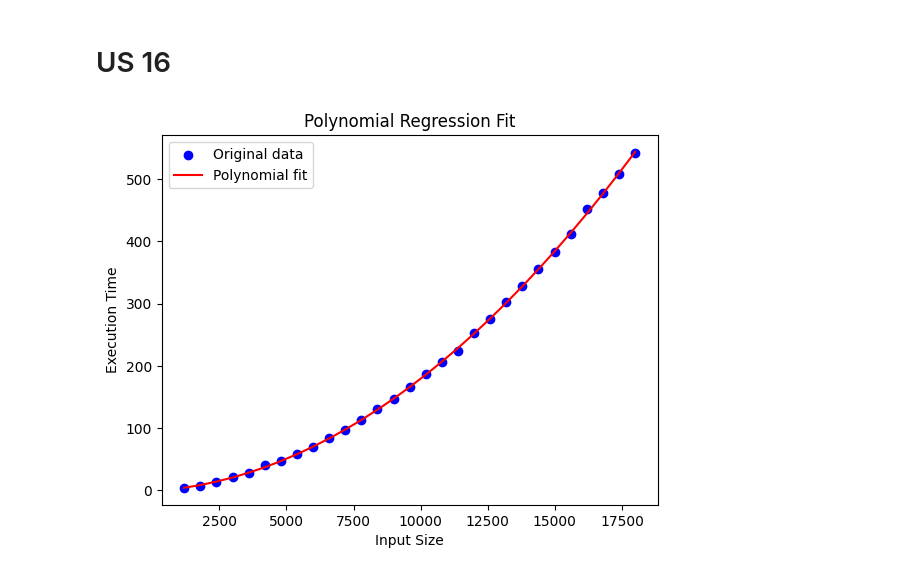
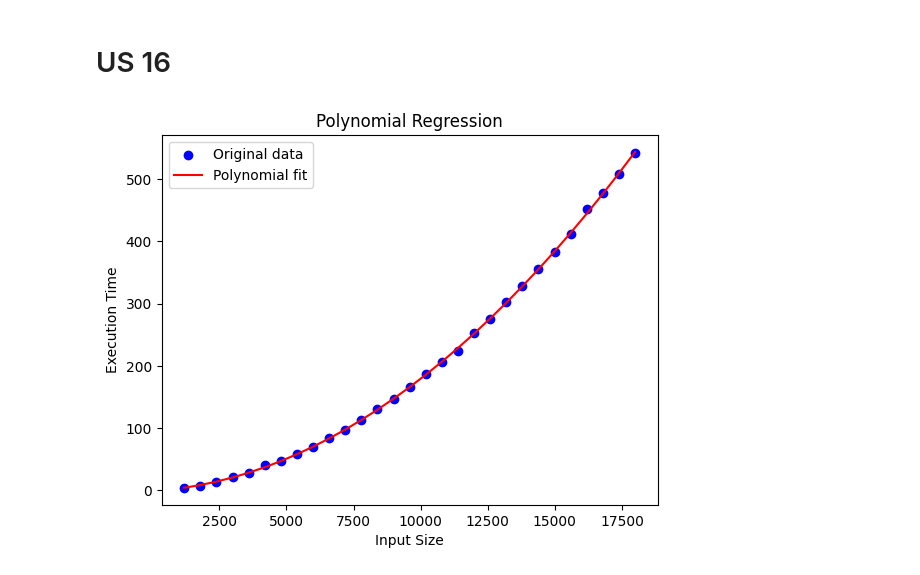
Before and after one commit to Departamento-de-Engenharia-Informatica/lei-24-s2-1dl-g121, a Jupyter notebook: src/main/java/pt/ipp/isep/dei/esoft/project/MATCP/MATCPUSs.ipynb, the cells around one changed output. Cells and saved outputs as stored; diff of their text form; code cells hidden in the pictures.

```diff
--- a/src/main/java/pt/ipp/isep/dei/esoft/project/MATCP/MATCPUSs.ipynb
+++ b/src/main/java/pt/ipp/isep/dei/esoft/project/MATCP/MATCPUSs.ipynb
@@ -293,30 +293,30 @@ plt.show()
 # %%
 # Load the CSV file
 data = pd.read_csv('execTimes.csv', sep = ';')
 
 # Extract input size and execution time
 input_size = data.iloc[:, 0].values
 execution_time = data.iloc[:, 1].values
 
 
 # Reshape the data for sklearn
 input_size = input_size.reshape(-1, 1)
 
 # Apply polynomial regression
 polynomial_features = PolynomialFeatures(degree=2)  # You can change the degree as needed
 input_size_poly = polynomial_features.fit_transform(input_size)
 model = LinearRegression()
 model.fit(input_size_poly, execution_time)
 execution_time_pred = model.predict(input_size_poly)
 
 # Plot the results
 plt.scatter(input_size, execution_time, color='blue', label='Original data')
 plt.plot(input_size, execution_time_pred, color='red', label='Polynomial fit')
 plt.xlabel('Input Size')
 plt.ylabel('Execution Time')
-plt.title('Polynomial Regression Fit')
+plt.title('Polynomial Regression')
 plt.legend()
-plt.savefig('polynomial_regression_fit.png')
+plt.savefig('polynomial_regression.png')
 plt.show()
 # %% [output]
-[figure, old version]
+[figure, new version]
```
Also changed, not shown: parts of 1 cell of this notebook, 4 other files.
